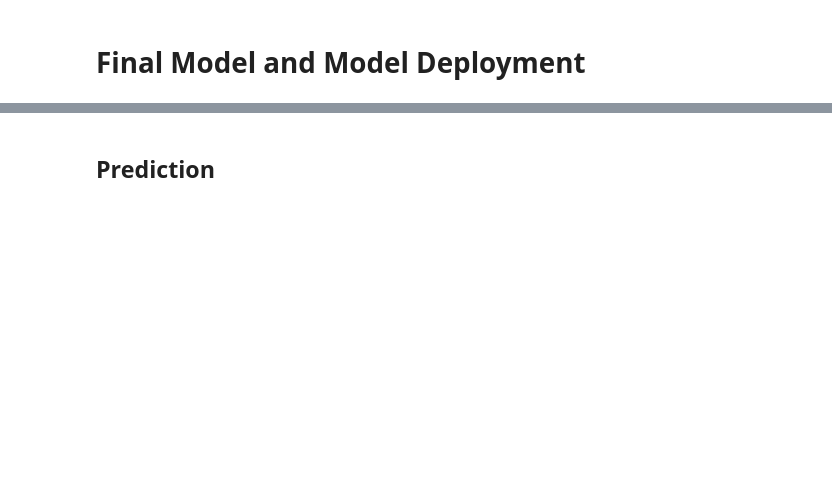
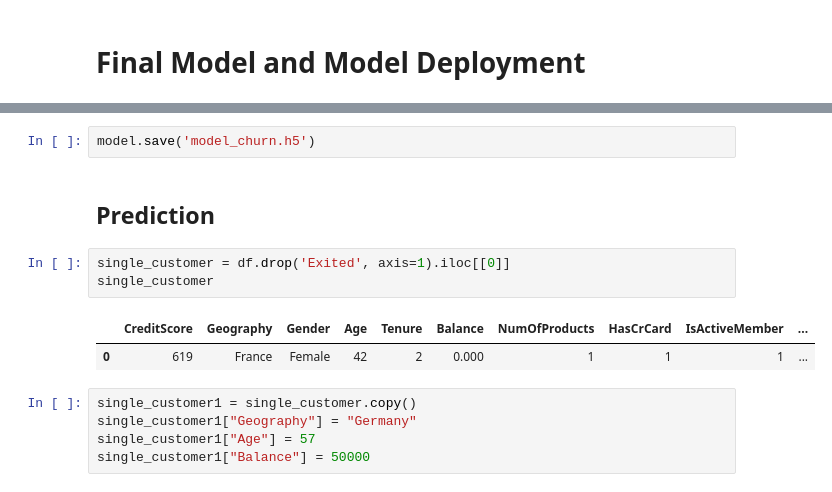
Before and after one commit to quant-IT/Clarusway, a Jupyter notebook: DL_Assignment_1_(Classification_with_ANN_Churn_Prediction)_Student.ipynb, the cells around one changed output, grey strips where cells are left out. Cells and saved outputs as stored; diff of their text form; blank space fills up the shorter version.

```diff
--- a/DL_Assignment_1_(Classification_with_ANN_Churn_Prediction)_Student.ipynb
+++ b/DL_Assignment_1_(Classification_with_ANN_Churn_Prediction)_Student.ipynb
@@ -585,2 +770,15 @@ model.fit(X_train,
+# %%
+model.save('model_churn.h5')
 # %% [markdown]
 ## Prediction
+# %%
+single_customer = df.drop('Exited', axis=1).iloc[[0]]
+single_customer
+# %% [output]
+|  | CreditScore | Geography | Gender | Age | Tenure | Balance | NumOfProducts | HasCrCard | IsActiveMember | ... |
+| 0 | 619 | France | Female | 42 | 2 | 0.000 | 1 | 1 | 1 | ... |
+# %%
+single_customer1 = single_customer.copy()
+single_customer1["Geography"] = "Germany"
+single_customer1["Age"] = 57
+single_customer1["Balance"] = 50000
```
Also changed, not shown: parts of 31 cells of this notebook.
